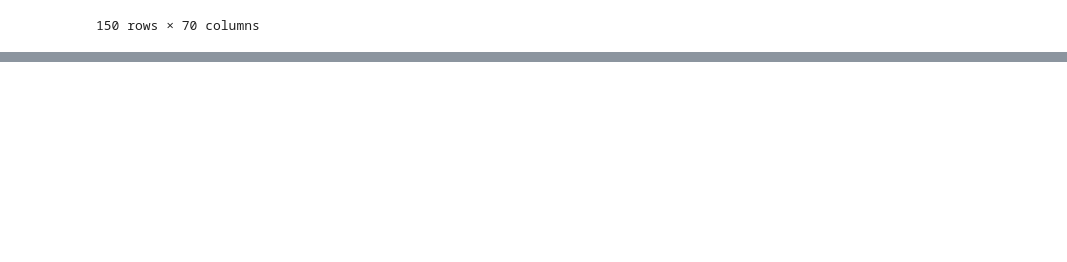
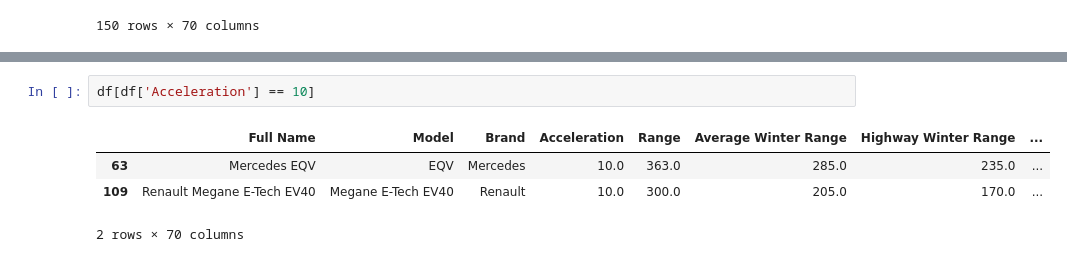
Before and after one commit to Cedric979/BEEV, a Jupyter notebook: EV_fleet.ipynb, the cells around one changed output, grey strips where cells are left out. Saved outputs shown, nothing was run; the diff lists cells and outputs as text; blank space fills up the shorter version.

```diff
--- a/EV_fleet.ipynb
+++ b/EV_fleet.ipynb
@@ -78,0 +86,7 @@ dtype: int64
+# %%
+df[df['Acceleration'] == 10]
+# %% [output]
+|  | Full Name | Model | Brand | Acceleration | Range | Average Winter Range | Highway Winter Range | ... |
+| 63 | Mercedes EQV | EQV | Mercedes | 10.0 | 363.0 | 285.0 | 235.0 | ... |
+| 109 | Renault Megane E-Tech EV40 | Megane E-Tech EV40 | Renault | 10.0 | 300.0 | 205.0 | 170.0 | ... |
+2 rows × 70 columns
```
Also changed, not shown: parts of 8 cells of this notebook.
